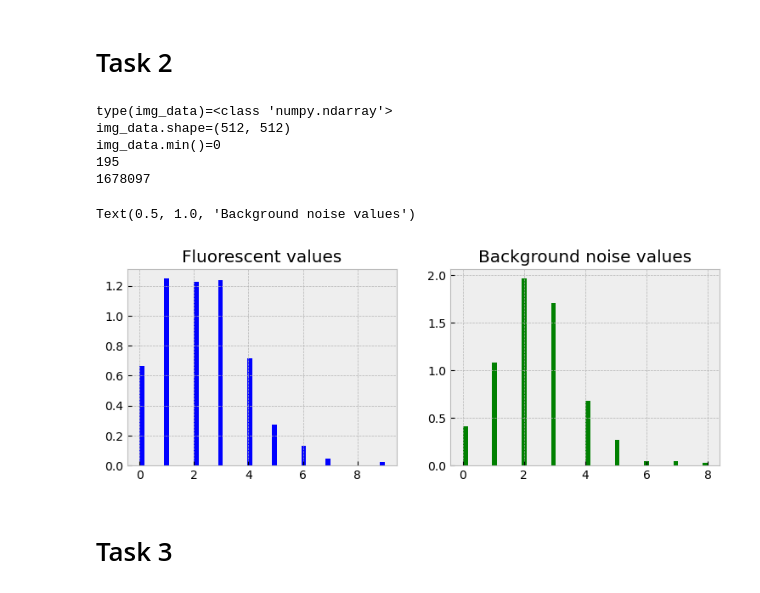
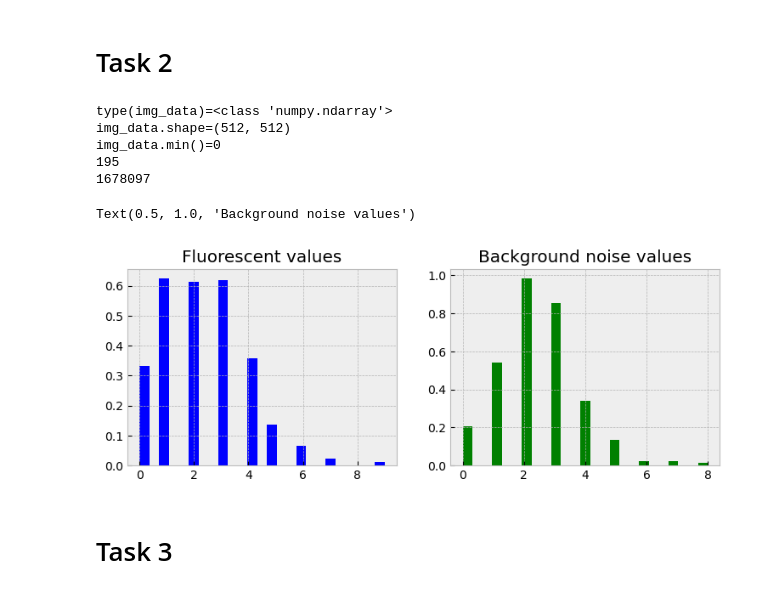
Before and after one commit to SPS-SP2273/learning-portfolio-2024-aug-immunoglobulinaustin, a Jupyter notebook: application_challenge/a_picture_worth_thousands_of_data_points/a_picture_worth_thousands_of_data_points.ipynb, the cells around one changed output. Saved outputs shown, nothing was run; the diff lists cells and outputs as text; code cells hidden in the pictures.

```diff
--- a/application_challenge/a_picture_worth_thousands_of_data_points/a_picture_worth_thousands_of_data_points.ipynb
+++ b/application_challenge/a_picture_worth_thousands_of_data_points/a_picture_worth_thousands_of_data_points.ipynb
@@ -16,34 +16,34 @@ plt.colorbar()
 # %%
 print(f'{type(img_data)=}',
       f'{img_data.shape=}', #dimension of image, 2D image in W and B channels. Gray scale.
       f'{img_data.min()=}', #tells us the dimmest pixel, which is 0, likely background noise
       f'{img_data.max()}', #brightest pixel value
       f'{img_data.sum()}', #sums all the overall brightness of pixels in the image
       sep='\n')
 
 plt.style.use('bmh')
 fluorescent_data = img_data[:, 0].flatten() #white channel, means fluorescent signal
 bg_data = img_data[:, 1].flatten() #black channel, means background signal
 
 fig, ax = plt.subplots(nrows=1, ncols=2, figsize=(9, 3))
 ax_fluorescent, ax_background = ax
 
 
-ax_fluorescent.hist(fluorescent_data, color='blue', bins=50, density=True) #bins is thickness of the bars
+ax_fluorescent.hist(fluorescent_data, color='blue', bins=25, density=True) #bins is thickness of the bars
 ax_fluorescent.set_title('Fluorescent values')
 # ax_fluorescent.set_xlabel('Pixel locality') #keep in view
 
 
-ax_background.hist(bg_data, color='green', bins=50, density=True)
+ax_background.hist(bg_data, color='green', bins=25, density=True)
 ax_background.set_title('Background noise values')
 # %% [output]
 type(img_data)=<class 'numpy.ndarray'>
 img_data.shape=(512, 512)
 img_data.min()=0
 195
 1678097
 Text(0.5, 1.0, 'Background noise values')
-[figure, old version]
+[figure, new version]
 # %% [markdown]
 # Task 3
 # %%
```
Also changed, not shown: parts of 2 cells of this notebook.
